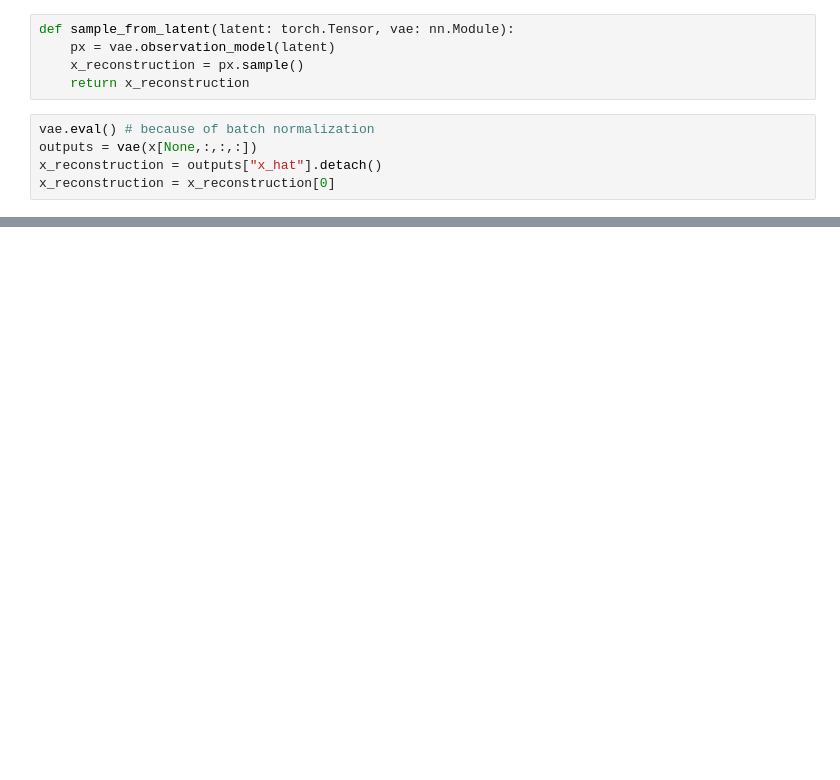
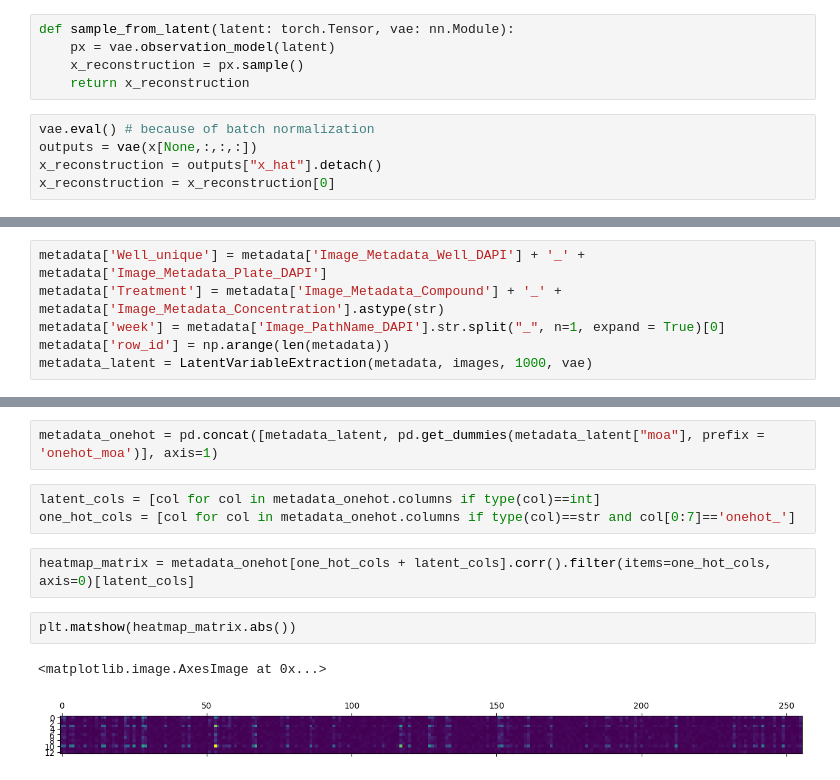
Before and after one commit to RasmusML/generative-models-for-phenotypic-profiling, a Jupyter notebook: Playground downstream.ipynb, the cells around one changed output, grey strips where cells are left out. Saved outputs shown, nothing was run; the diff lists cells and outputs as text; blank space fills up the shorter version.

```diff
--- a/Playground downstream.ipynb
+++ b/Playground downstream.ipynb
@@ -463,0 +202,6 @@ sns.heatmap(df_cm, annot=True)
+# %%
+metadata['Well_unique'] = metadata['Image_Metadata_Well_DAPI'] + '_' + metadata['Image_Metadata_Plate_DAPI']
+metadata['Treatment'] = metadata['Image_Metadata_Compound'] + '_' + metadata['Image_Metadata_Concentration'].astype(str)
+metadata['week'] = metadata['Image_PathName_DAPI'].str.split("_", n=1, expand = True)[0]
+metadata['row_id'] = np.arange(len(metadata))
+metadata_latent = LatentVariableExtraction(metadata, images, 1000, vae)
@@ -463,0 +226,12 @@ sns.heatmap(df_cm, annot=True)
+# %%
+metadata_onehot = pd.concat([metadata_latent, pd.get_dummies(metadata_latent["moa"], prefix = 'onehot_moa')], axis=1)
+# %%
+latent_cols = [col for col in metadata_onehot.columns if type(col)==int]
+one_hot_cols = [col for col in metadata_onehot.columns if type(col)==str and col[0:7]=='onehot_']
+# %%
+heatmap_matrix = metadata_onehot[one_hot_cols + latent_cols].corr().filter(items=one_hot_cols, axis=0)[latent_cols]
+# %%
+plt.matshow(heatmap_matrix.abs())
+# %% [output]
+<matplotlib.image.AxesImage at 0x...>
+[figure, added]
```
Also changed, not shown: parts of 38 cells of this notebook.
